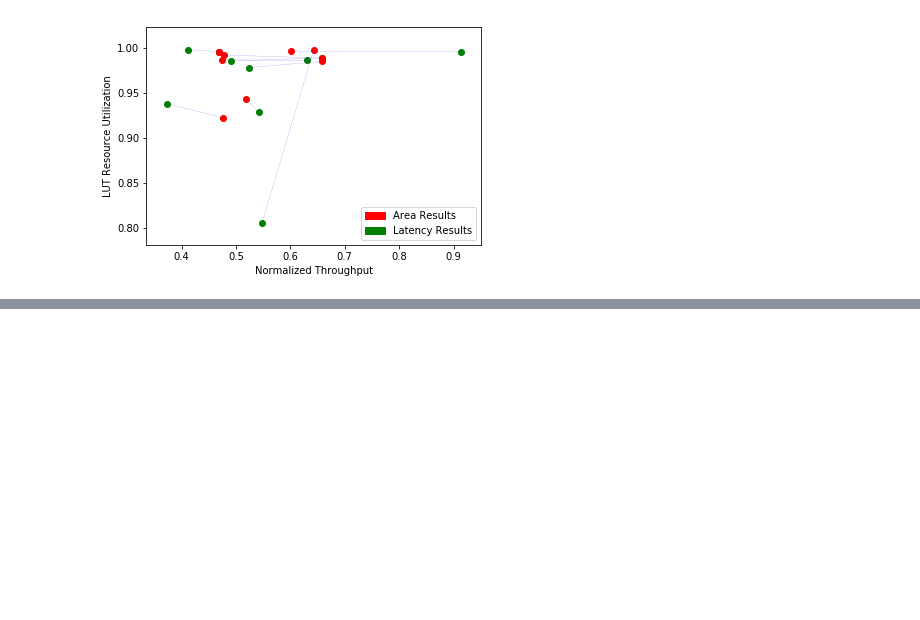
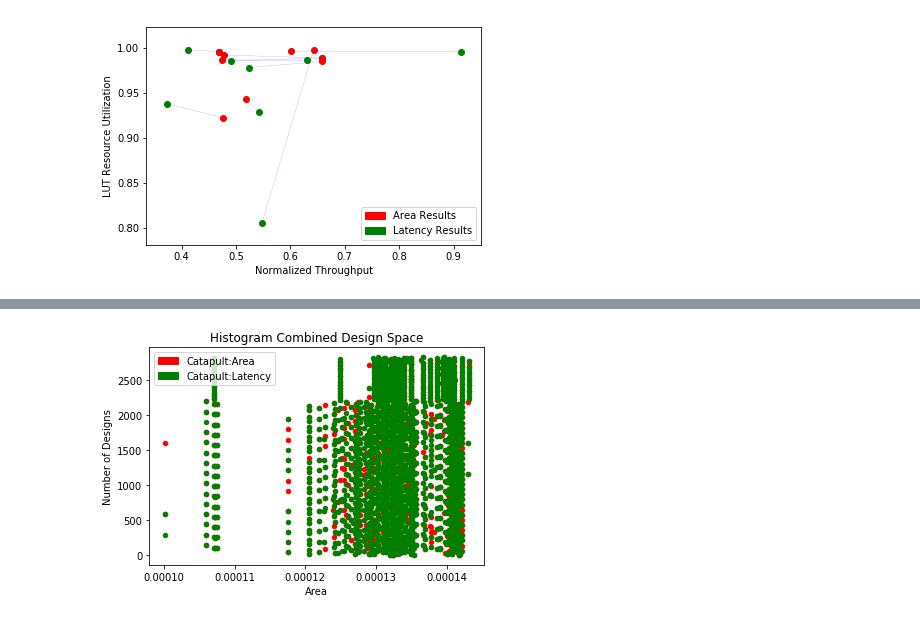
Before and after one commit to KastnerRG/Spector-HLS, a Jupyter notebook: histogram/results/postproc/catapult_histogram_lat_vs_area.ipynb, the cells around one changed output, grey strips where cells are left out. Saved outputs shown, nothing was run; the diff lists cells and outputs as text; code cells hidden in the pictures; blank space fills up the shorter version.

```diff
--- a/histogram/results/postproc/catapult_histogram_lat_vs_area.ipynb
+++ b/histogram/results/postproc/catapult_histogram_lat_vs_area.ipynb
@@ -183,0 +222,25 @@ Text(0, 0.5, 'LUT Resource Utilization')
+# %%
+ax1 = vdfx.plot(x='1/Area', y='n', kind='scatter', c='r')
+ax = cdfx.plot(x='1/Area', y='n', kind='scatter', c='g', ax=ax1)
+red_data = mpatches.Patch(color='red', label='Catapult:Area')
+green_data = mpatches.Patch(color='green', label='Catapult:Latency')
+plt.legend(handles=[red_data, green_data])
+plt.title('Histogram Combined Design Space')
+plt.xlabel('Area')
+plt.ylabel('Number of Designs')
+latency_slices = np.array(cdfx['1/Area'])
+vivado_slices = np.array(vdfx['1/Area'])
+t2, p2 = stats.ttest_ind(latency_slices,vivado_slices)
+D2,P2 = stats.ks_2samp(latency_slices, vivado_slices)
+statistic2, critical_value2, p_value2 = stats.anderson_ksamp([latency_slices, vivado_slices])
+count = 0
+for i in critical_value2:
+    if(statistic2 < i):
+        count = count + 1
+if count == len(critical_value2):
+    AD_Obs2 = True
+else:
+    AD_Obs2 = False
+Actual2 = True
+# %% [output]
+[figure, added]
```
Also changed, not shown: parts of 5 cells of this notebook, 16 other files.
